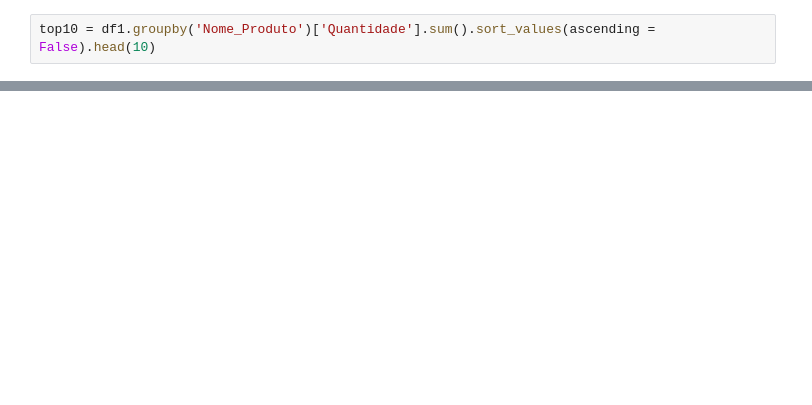
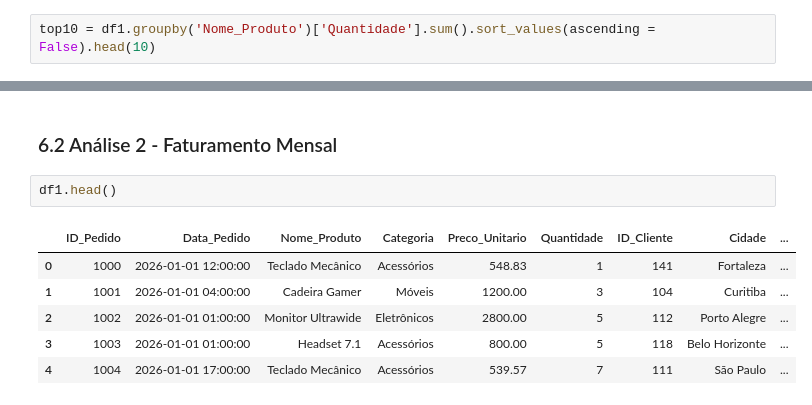
Before and after one commit to letambelli/dsa-python-fundamentos-da-linguagem-python-mini-projeto-1, a Jupyter notebook: main.ipynb, the cells around one changed output, grey strips where cells are left out. Drawn from its saved outputs; the diff is of its cells as text; blank space fills up the shorter version.

```diff
--- a/main.ipynb
+++ b/main.ipynb
@@ -357,0 +375,11 @@ Name: Quantidade, dtype: int64
+# %% [markdown]
+### 6.2 Análise 2 - Faturamento Mensal
+# %%
+df1.head()
+# %% [output]
+|  | ID_Pedido | Data_Pedido | Nome_Produto | Categoria | Preco_Unitario | Quantidade | ID_Cliente | Cidade | ... |
+| 0 | 1000 | 2026-01-01 12:00:00 | Teclado Mecânico | Acessórios | 548.83 | 1 | 141 | Fortaleza | ... |
+| 1 | 1001 | 2026-01-01 04:00:00 | Cadeira Gamer | Móveis | 1200.00 | 3 | 104 | Curitiba | ... |
+| 2 | 1002 | 2026-01-01 01:00:00 | Monitor Ultrawide | Eletrônicos | 2800.00 | 5 | 112 | Porto Alegre | ... |
+| 3 | 1003 | 2026-01-01 01:00:00 | Headset 7.1 | Acessórios | 800.00 | 5 | 118 | Belo Horizonte | ... |
+| 4 | 1004 | 2026-01-01 17:00:00 | Teclado Mecânico | Acessórios | 539.57 | 7 | 111 | São Paulo | ... |
```
Also changed, not shown: parts of 7 cells of this notebook.
